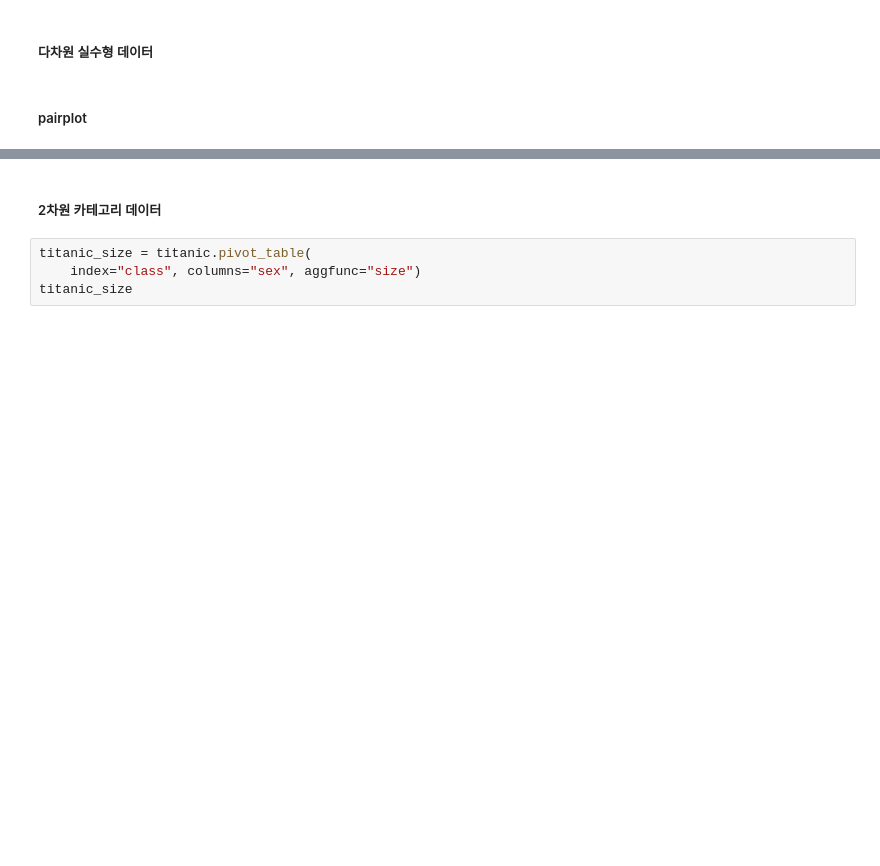
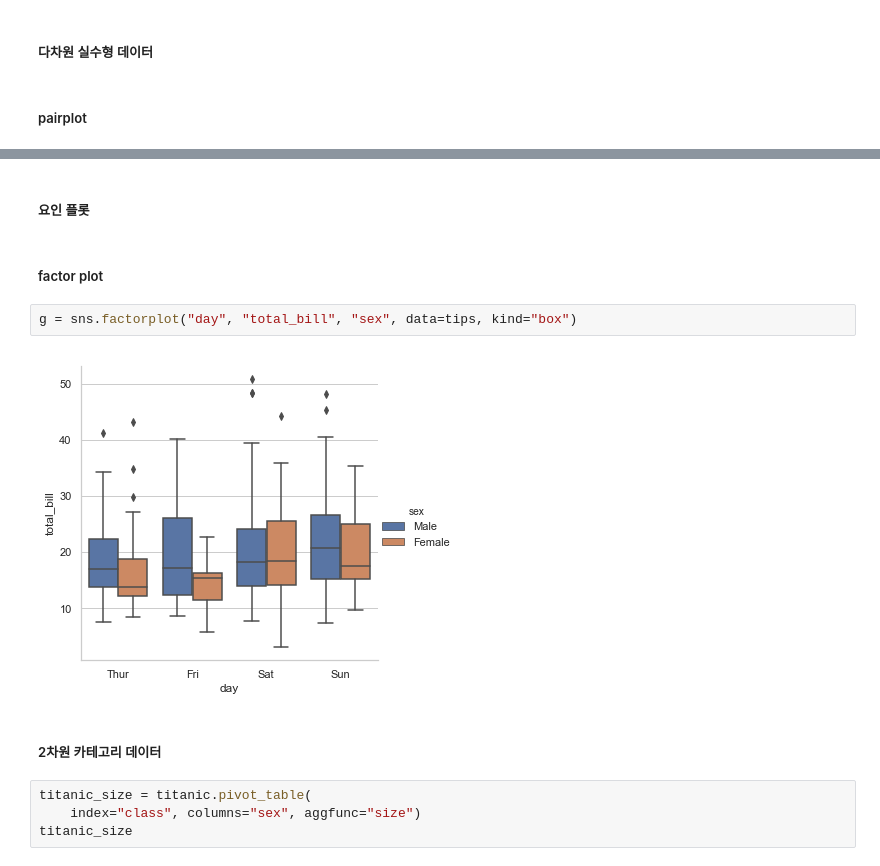
Before and after one commit to nayohan/TIL, a Jupyter notebook: Python/seaborn.ipynb, the cells around one changed output, grey strips where cells are left out. Cells and saved outputs as stored; diff of their text form; blank space fills up the shorter version.

```diff
--- a/Python/seaborn.ipynb
+++ b/Python/seaborn.ipynb
@@ -117,3 +152,11 @@ sns.pairplot(iris)
+# %% [markdown]
+##### 요인 플롯
+# %% [markdown]
+##### factor plot
+# %%
+g = sns.factorplot("day", "total_bill", "sex", data=tips, kind="box")
+# %% [output]
+[figure, added]
 # %% [markdown]
 ##### 2차원 카테고리 데이터
 # %%
```
Also changed, not shown: parts of 16 cells of this notebook, 3 other files.
